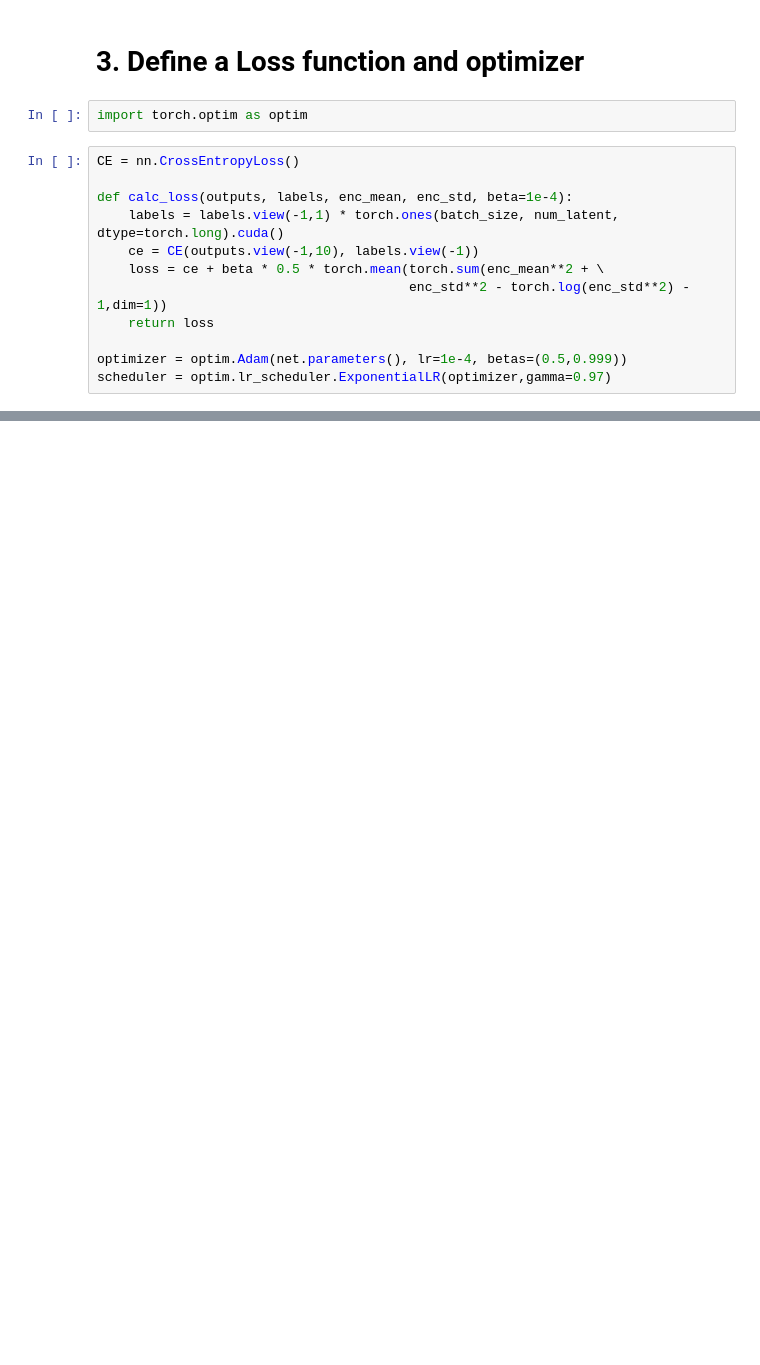
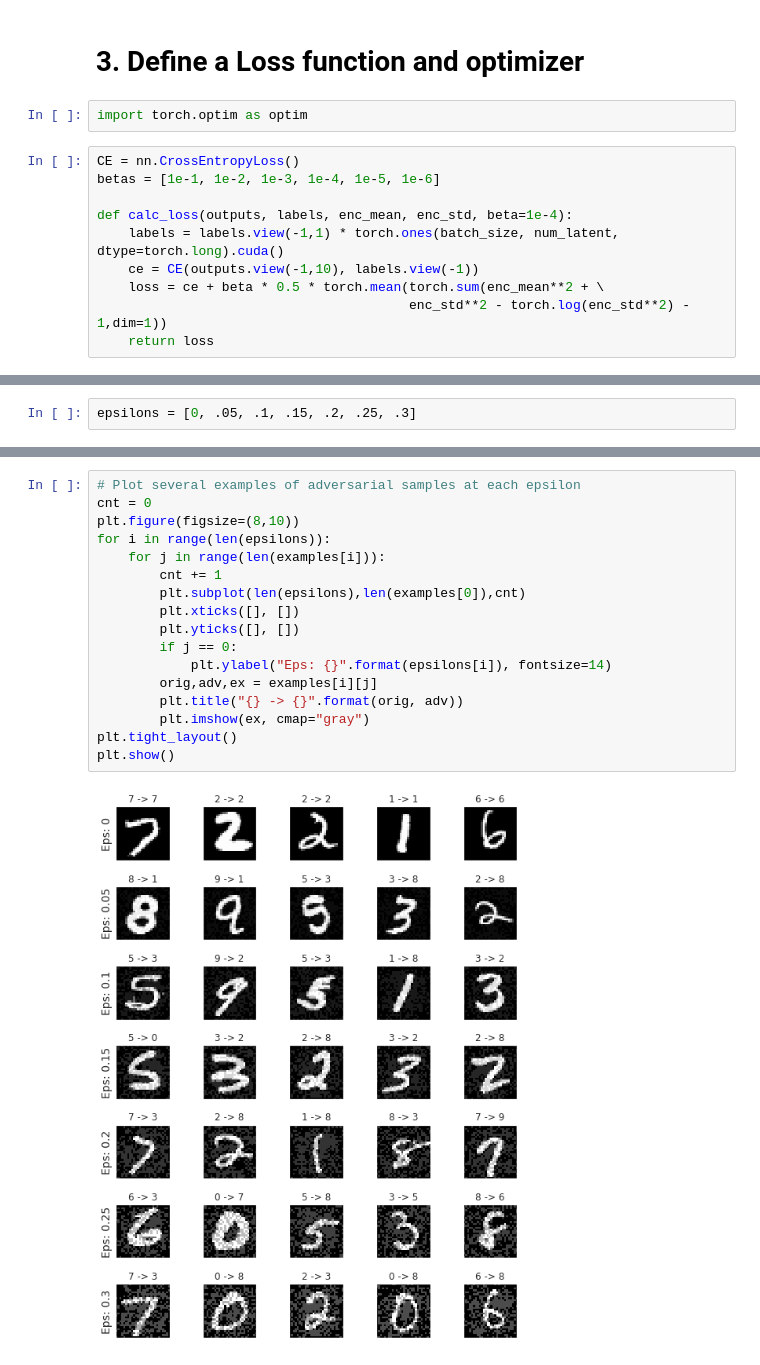
Before and after one commit to sungyubkim/DVIB, a Jupyter notebook: DVIB.ipynb, the cells around one changed output, grey strips where cells are left out. Cells and saved outputs as stored; diff of their text form; blank space fills up the shorter version.

```diff
--- a/DVIB.ipynb
+++ b/DVIB.ipynb
@@ -119,6 +108,7 @@ Let's use 4 GPUs!
 import torch.optim as optim
 # %%
 CE = nn.CrossEntropyLoss()
+betas = [1e-1, 1e-2, 1e-3, 1e-4, 1e-5, 1e-6]
 
 def calc_loss(outputs, labels, enc_mean, enc_std, beta=1e-4):
     labels = labels.view(-1,1) * torch.ones(batch_size, num_latent, dtype=torch.long).cuda()
@@ -126,7 +116,4 @@ def calc_loss(outputs, labels, enc_mean, enc_std, beta=1e-4):
     loss = ce + beta * 0.5 * torch.mean(torch.sum(enc_mean**2 + \
                                         enc_std**2 - torch.log(enc_std**2) - 1,dim=1))
     return loss
-
-optimizer = optim.Adam(net.parameters(), lr=1e-4, betas=(0.5,0.999))
-scheduler = optim.lr_scheduler.ExponentialLR(optimizer,gamma=0.97)
 # %%
@@ -218,0 +342,2 @@ Accuracy of     9 : 98.41 %
+# %%
+epsilons = [0, .05, .1, .15, .2, .25, .3]
@@ -218,0 +468,19 @@ Accuracy of     9 : 98.41 %
+# %%
+# Plot several examples of adversarial samples at each epsilon
+cnt = 0
+plt.figure(figsize=(8,10))
+for i in range(len(epsilons)):
+    for j in range(len(examples[i])):
+        cnt += 1
+        plt.subplot(len(epsilons),len(examples[0]),cnt)
+        plt.xticks([], [])
+        plt.yticks([], [])
+        if j == 0:
+            plt.ylabel("Eps: {}".format(epsilons[i]), fontsize=14)
+        orig,adv,ex = examples[i][j]
+        plt.title("{} -> {}".format(orig, adv))
+        plt.imshow(ex, cmap="gray")
+plt.tight_layout()
+plt.show()
+# %% [output]
+[figure, added]
```
Also changed, not shown: parts of 11 cells of this notebook.
